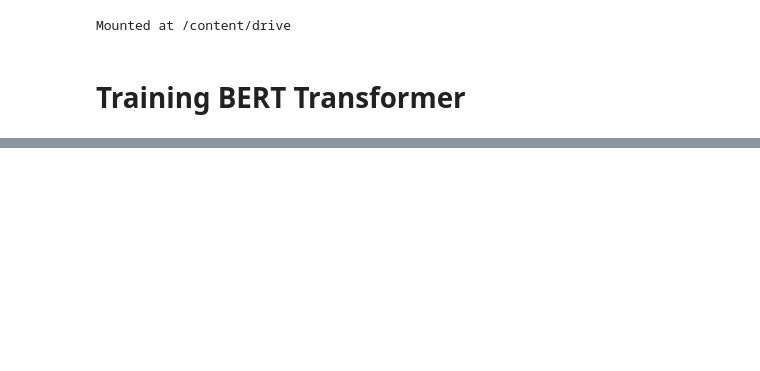
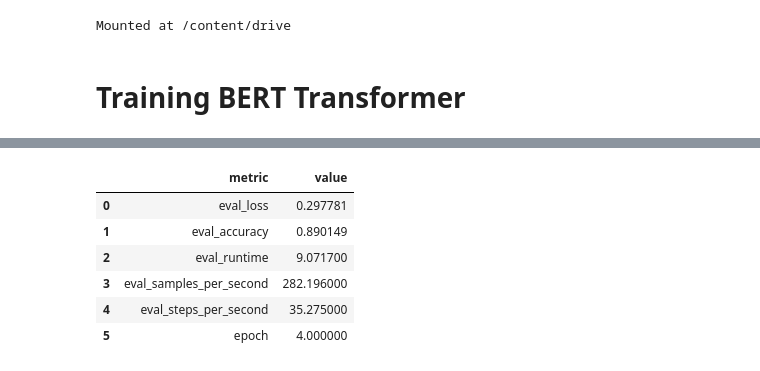
Before and after one commit to hstoklosa/fake-tweets-detection, a Jupyter notebook: bert.ipynb, the cells around one changed output, grey strips where cells are left out. Drawn from its saved outputs; the diff is of its cells as text; code cells hidden in the pictures; blank space fills up the shorter version.

```diff
--- a/bert.ipynb
+++ b/bert.ipynb
@@ -244,0 +148,3 @@ export_model(finetuned_model, tokenizer, MODEL_EXPORT_DIR)
+# %%
+test_results = trainer.evaluate(test_dataset)
+test_results
@@ -244,0 +159,13 @@ export_model(finetuned_model, tokenizer, MODEL_EXPORT_DIR)
+# %%
+test_results_df = pd.DataFrame.from_dict(test_results, orient="index", columns=["value"])
+test_results_df.index.name = "metric"
+test_results_df.reset_index(inplace=True)
+test_results_df
+# %% [output]
+|  | metric | value |
+| 0 | eval_loss | 0.297781 |
+| 1 | eval_accuracy | 0.890149 |
+| 2 | eval_runtime | 9.071700 |
+| 3 | eval_samples_per_second | 282.196000 |
+| 4 | eval_steps_per_second | 35.275000 |
+| 5 | epoch | 4.000000 |
```
Also changed, not shown: parts of 40 cells of this notebook, 6 other files.
